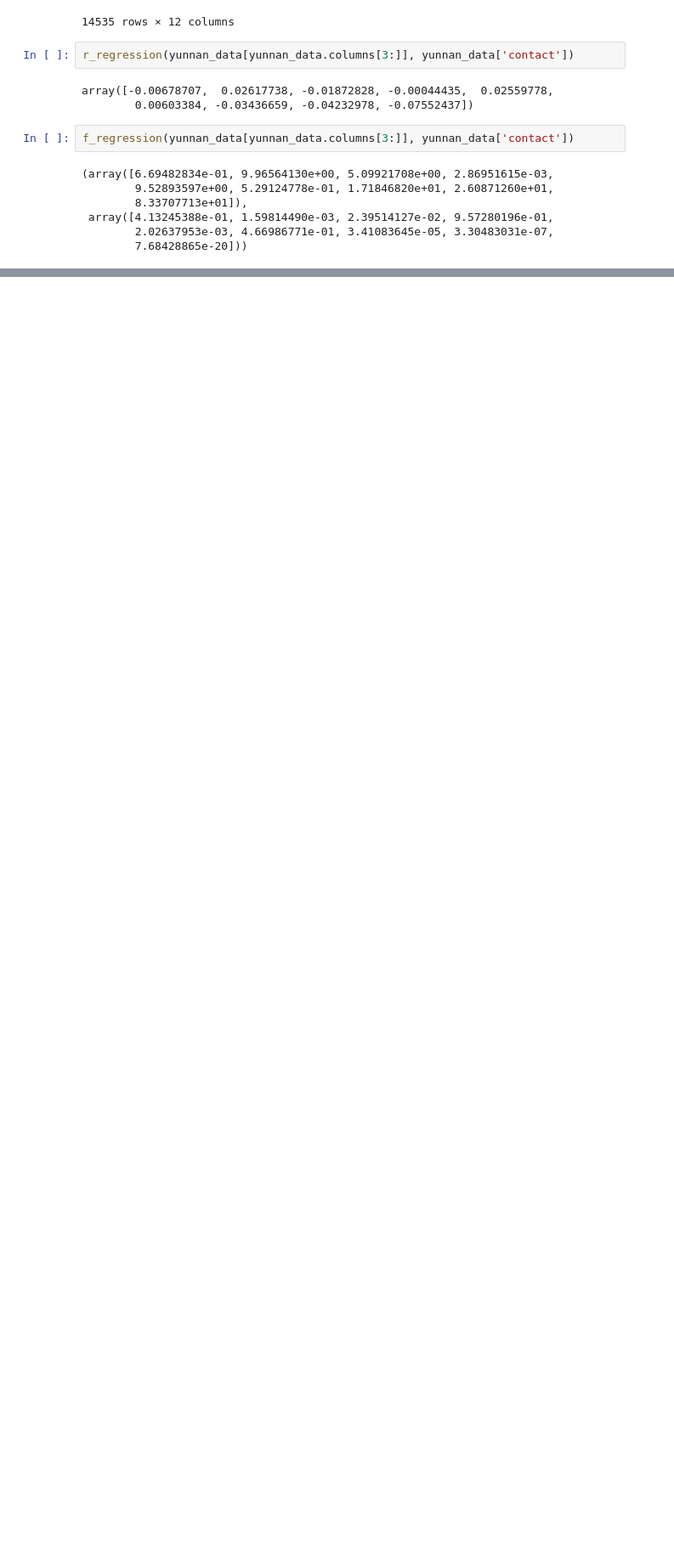
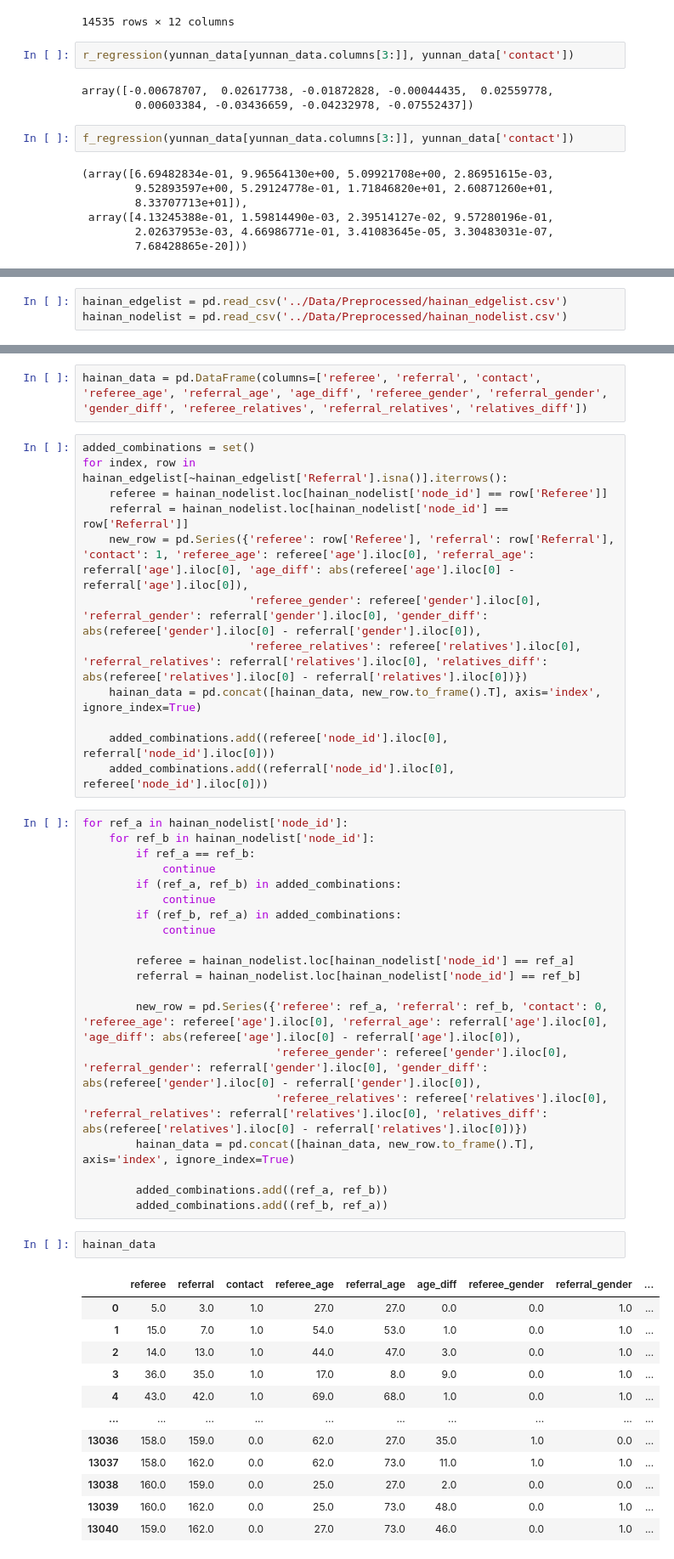
Before and after one commit to swestfechtel/masterarbeit, a Jupyter notebook: network_analysis/basic_regressions.ipynb, the cells around one changed output, grey strips where cells are left out. Shown at 85% size. Drawn from its saved outputs; the diff is of its cells as text; blank space fills up the shorter version.

```diff
--- a/network_analysis/basic_regressions.ipynb
+++ b/network_analysis/basic_regressions.ipynb
@@ -126,0 +131,3 @@ f_regression(yunnan_data[yunnan_data.columns[3:]], yunnan_data['contact'])
+# %%
+hainan_edgelist = pd.read_csv('../Data/Preprocessed/hainan_edgelist.csv')
+hainan_nodelist = pd.read_csv('../Data/Preprocessed/hainan_nodelist.csv')
@@ -126,0 +140,49 @@ f_regression(yunnan_data[yunnan_data.columns[3:]], yunnan_data['contact'])
+# %%
+hainan_data = pd.DataFrame(columns=['referee', 'referral', 'contact', 'referee_age', 'referral_age', 'age_diff', 'referee_gender', 'referral_gender', 'gender_diff', 'referee_relatives', 'referral_relatives', 'relatives_diff'])
+# %%
+added_combinations = set()
+for index, row in hainan_edgelist[~hainan_edgelist['Referral'].isna()].iterrows():
+    referee = hainan_nodelist.loc[hainan_nodelist['node_id'] == row['Referee']]
+    referral = hainan_nodelist.loc[hainan_nodelist['node_id'] == row['Referral']]
+    new_row = pd.Series({'referee': row['Referee'], 'referral': row['Referral'], 'contact': 1, 'referee_age': referee['age'].iloc[0], 'referral_age': referral['age'].iloc[0], 'age_diff': abs(referee['age'].iloc[0] - referral['age'].iloc[0]),
+                         'referee_gender': referee['gender'].iloc[0], 'referral_gender': referral['gender'].iloc[0], 'gender_diff': abs(referee['gender'].iloc[0] - referral['gender'].iloc[0]),
+                         'referee_relatives': referee['relatives'].iloc[0], 'referral_relatives': referral['relatives'].iloc[0], 'relatives_diff': abs(referee['relatives'].iloc[0] - referral['relatives'].iloc[0])})
+    hainan_data = pd.concat([hainan_data, new_row.to_frame().T], axis='index', ignore_index=True)
+
+    added_combinations.add((referee['node_id'].iloc[0], referral['node_id'].iloc[0]))
+    added_combinations.add((referral['node_id'].iloc[0], referee['node_id'].iloc[0]))
+# %%
+for ref_a in hainan_nodelist['node_id']:
+    for ref_b in hainan_nodelist['node_id']:
+        if ref_a == ref_b:
+            continue
+        if (ref_a, ref_b) in added_combinations:
+            continue
+        if (ref_b, ref_a) in added_combinations:
+            continue
+
+        referee = hainan_nodelist.loc[hainan_nodelist['node_id'] == ref_a]
+        referral = hainan_nodelist.loc[hainan_nodelist['node_id'] == ref_b]
+
+        new_row = pd.Series({'referee': ref_a, 'referral': ref_b, 'contact': 0, 'referee_age': referee['age'].iloc[0], 'referral_age': referral['age'].iloc[0], 'age_diff': abs(referee['age'].iloc[0] - referral['age'].iloc[0]),
+                             'referee_gender': referee['gender'].iloc[0], 'referral_gender': referral['gender'].iloc[0], 'gender_diff': abs(referee['gender'].iloc[0] - referral['gender'].iloc[0]),
+                             'referee_relatives': referee['relatives'].iloc[0], 'referral_relatives': referral['relatives'].iloc[0], 'relatives_diff': abs(referee['relatives'].iloc[0] - referral['relatives'].iloc[0])})
+        hainan_data = pd.concat([hainan_data, new_row.to_frame().T], axis='index', ignore_index=True)
+
+        added_combinations.add((ref_a, ref_b))
+        added_combinations.add((ref_b, ref_a))
+# %%
+hainan_data
+# %% [output]
+|  | referee | referral | contact | referee_age | referral_age | age_diff | referee_gender | referral_gender | ... |
+| 0 | 5.0 | 3.0 | 1.0 | 27.0 | 27.0 | 0.0 | 0.0 | 1.0 | ... |
+| 1 | 15.0 | 7.0 | 1.0 | 54.0 | 53.0 | 1.0 | 0.0 | 1.0 | ... |
+| 2 | 14.0 | 13.0 | 1.0 | 44.0 | 47.0 | 3.0 | 0.0 | 1.0 | ... |
+| 3 | 36.0 | 35.0 | 1.0 | 17.0 | 8.0 | 9.0 | 0.0 | 1.0 | ... |
+| 4 | 43.0 | 42.0 | 1.0 | 69.0 | 68.0 | 1.0 | 0.0 | 1.0 | ... |
+| ... | ... | ... | ... | ... | ... | ... | ... | ... | ... |
+| 13036 | 158.0 | 159.0 | 0.0 | 62.0 | 27.0 | 35.0 | 1.0 | 0.0 | ... |
+| 13037 | 158.0 | 162.0 | 0.0 | 62.0 | 73.0 | 11.0 | 1.0 | 1.0 | ... |
+| 13038 | 160.0 | 159.0 | 0.0 | 25.0 | 27.0 | 2.0 | 0.0 | 0.0 | ... |
+| 13039 | 160.0 | 162.0 | 0.0 | 25.0 | 73.0 | 48.0 | 0.0 | 1.0 | ... |
+| 13040 | 159.0 | 162.0 | 0.0 | 27.0 | 73.0 | 46.0 | 0.0 | 1.0 | ... |
```
Also changed, not shown: parts of 30 cells of this notebook, 12 other files.
